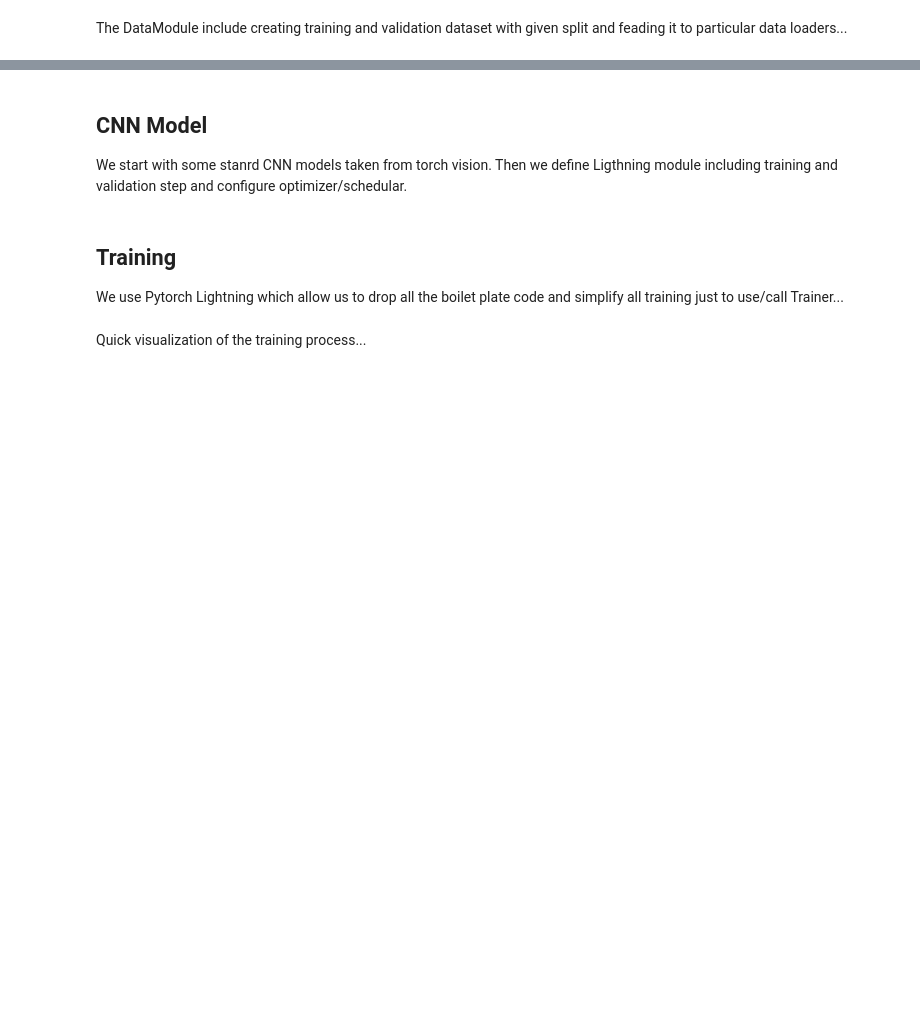
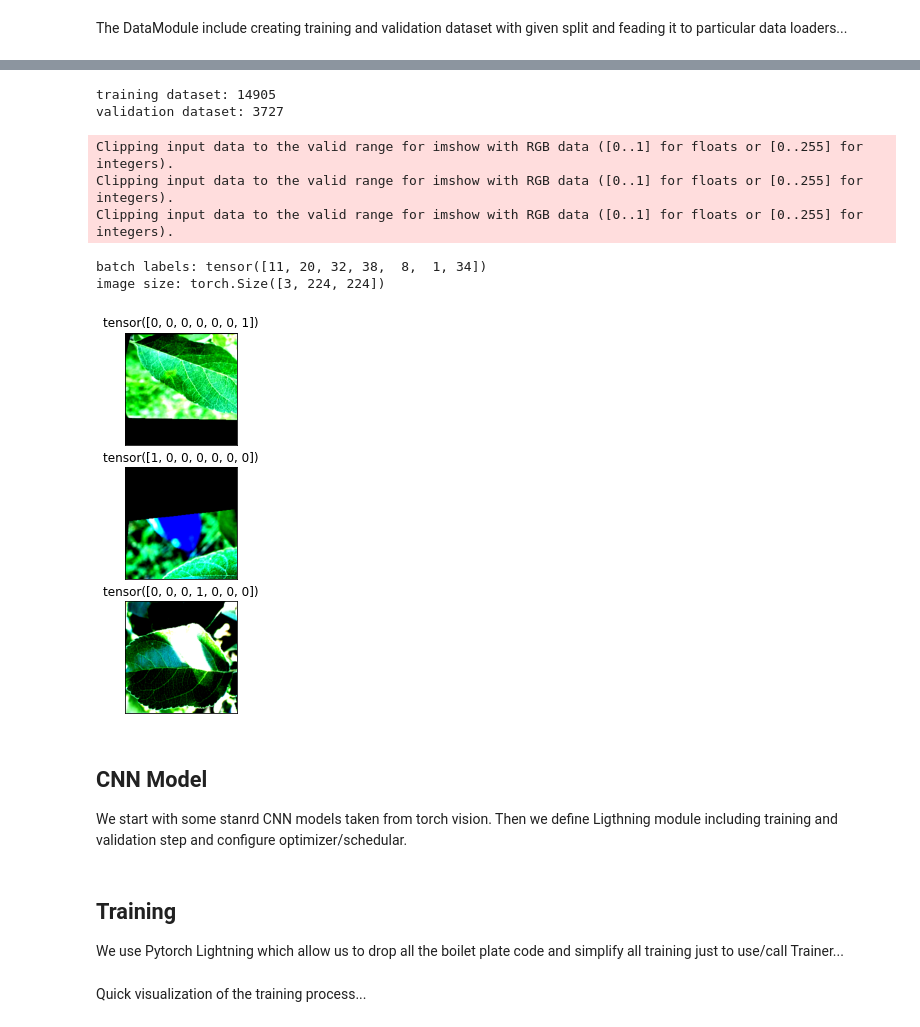
Before and after one commit to Borda/kaggle_image-classify, a Jupyter notebook: notebooks/Plant-Pathology-with-Lightning.ipynb, the cells around one changed output, grey strips where cells are left out. Saved outputs shown, nothing was run; the diff lists cells and outputs as text; code cells hidden in the pictures; blank space fills up the shorter version.

```diff
--- a/notebooks/Plant-Pathology-with-Lightning.ipynb
+++ b/notebooks/Plant-Pathology-with-Lightning.ipynb
@@ -145,17 +266,26 @@ for imgs, lbs in dm.train_dataloader():
 # %%
-dm2 = PlantPathologyDM(full=True)
+dm2 = PlantPathologyDM(simple=False)
 dm2.setup()
 
-fig = plt.figure(figsize=(16, 4))
+fig = plt.figure(figsize=(3, 7))
 for imgs, lbs in dm2.train_dataloader():
     print(f'batch labels: {torch.sum(lbs, axis=0)}')
     print(f'image size: {imgs[0].shape}')
-    for i in range(5):
-        ax = fig.add_subplot(1, 5, i + 1, xticks=[], yticks=[])
+    for i in range(3):
+        ax = fig.add_subplot(3, 1, i + 1, xticks=[], yticks=[])
         # print(np.rollaxis(imgs[i].numpy(), 0, 3).shape)
         ax.imshow(np.rollaxis(imgs[i].numpy(), 0, 3))
         ax.set_title(lbs[i])
     break
+# %% [output]
+training dataset: 14905
+validation dataset: 3727
+Clipping input data to the valid range for imshow with RGB data ([0..1] for floats or [0..255] for integers).
+Clipping input data to the valid range for imshow with RGB data ([0..1] for floats or [0..255] for integers).
+Clipping input data to the valid range for imshow with RGB data ([0..1] for floats or [0..255] for integers).
+batch labels: tensor([11, 20, 32, 38,  8,  1, 34])
+image size: torch.Size([3, 224, 224])
+[figure, added]
 # %% [markdown]
 ## CNN Model
 
```
Also changed, not shown: parts of 18 cells of this notebook, 4 other files.
